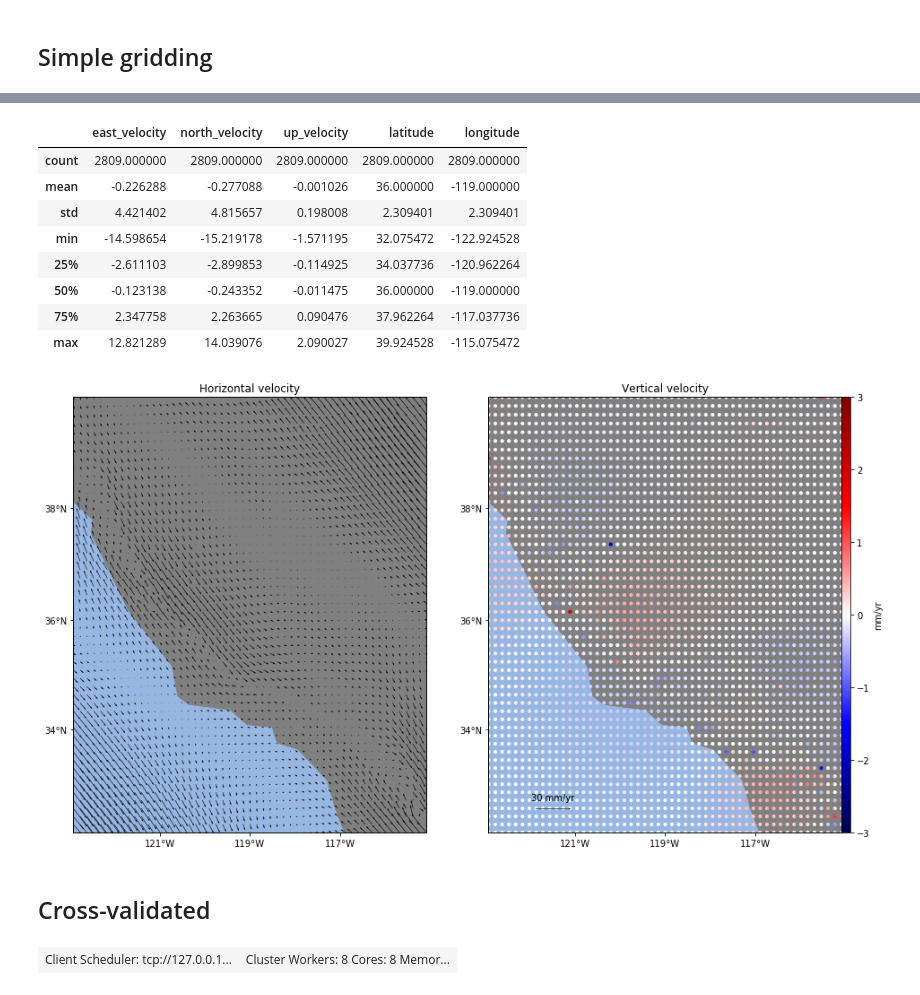
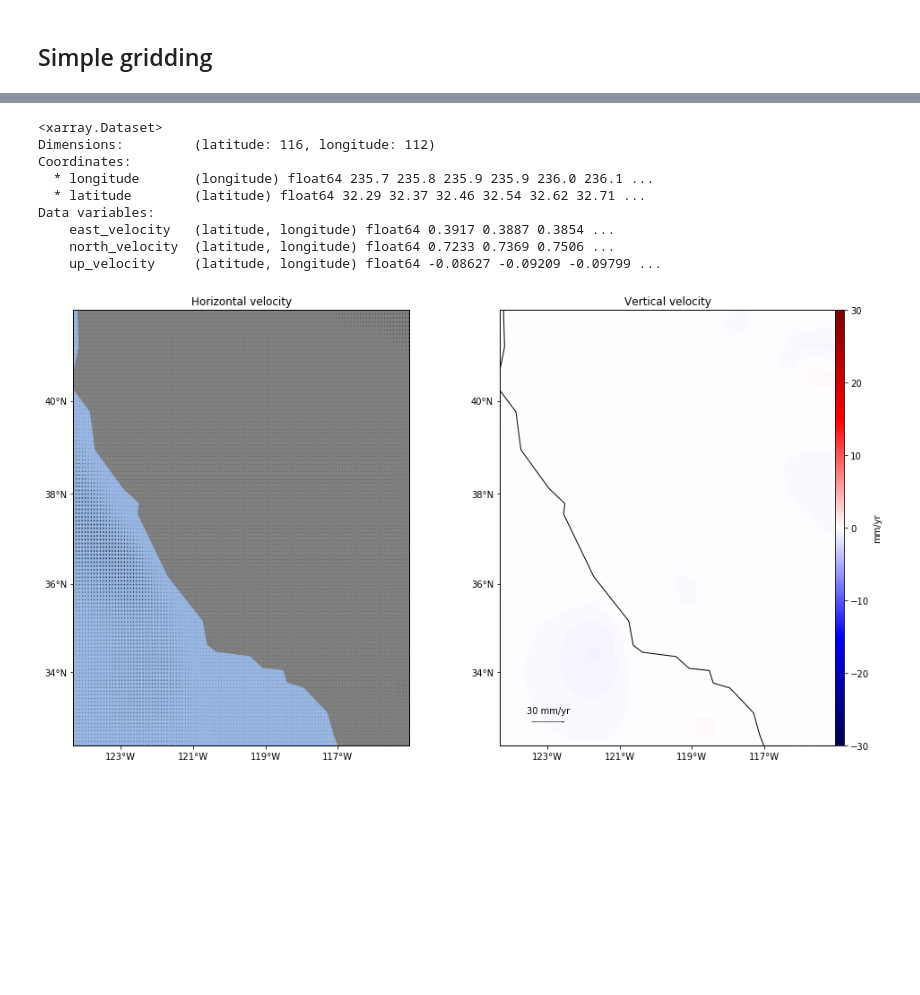
Before and after one commit to leouieda/aogs2018-gps, a Jupyter notebook: code/notebooks/synthetic.ipynb, the cells around one changed output, grey strips where cells are left out. Drawn from its saved outputs; the diff is of its cells as text; code cells hidden in the pictures; blank space fills up the shorter version.

Commit message:
Use a smooth version of the real data as synthetic
This works perfectly. the interpolation is perfect.

```diff
--- a/code/notebooks/synthetic.ipynb
+++ b/code/notebooks/synthetic.ipynb
@@ -96,11 +67,19 @@ fig, axes = plot_data(sample, every=1)
 # %% [markdown]
 ## Simple gridding
+# %%
+train = (proj(sample.longitude.values, sample.latitude.values),
+         (sample.east_velocity, sample.north_velocity, sample.up_velocity))
+test = (proj(*np.meshgrid(data.longitude, data.latitude)),
+         (data.east_velocity.values, data.north_velocity.values, data.up_velocity.values))
+# %%
+spacing = 5/60
 # %%
 chain = vd.Chain([
     ('mean', vd.BlockReduce(np.mean, spacing=spacing*100e3)),
     ('trend', vd.VectorTrend(1)),
-    ('spline', Vector3D(depth=1000, poisson=0.5))
+    ('spline', Vector3D(depth=100e3, poisson=0.5, damping=1e1))
 ])
-chain.fit(proj(sample.longitude.values, sample.latitude.values),
-          (sample.east_velocity, sample.north_velocity, sample.up_velocity))
+chain.fit(*train)
+score = chain.score(*test)
+print("R2 score:", score)
 # %% [output]
@@ -138,32 +108,25 @@ fig, axes = plot_data(grid, every=1)
 # %%
 def make_residuals(gridder):
-    predicted = gridder.predict(proj(reduced.longitude.values, reduced.latitude.values))
-    res = reduced.copy()
+    predicted = gridder.predict(proj(*np.meshgrid(data.longitude, data.latitude)))
     names = ['east_velocity', 'north_velocity', 'up_velocity']
-    for pred, name in zip(predicted, names):
-        res[name] = reduced[name] - pred
-    return res
+    pred = xr.Dataset({name: (['latitude', 'longitude'], comp)
+                       for name, comp in zip(names, predicted)},
+                      coords=data.coords)
+    return data - pred
 # %%
 residuals = make_residuals(chain)
-residuals.describe()
+residuals
 # %% [output]
-|  | east_velocity | north_velocity | up_velocity | latitude | longitude |
-| count | 2809.000000 | 2809.000000 | 2809.000000 | 2809.000000 | 2809.000000 |
-| mean | -0.226288 | -0.277088 | -0.001026 | 36.000000 | -119.000000 |
-| std | 4.421402 | 4.815657 | 0.198008 | 2.309401 | 2.309401 |
-| min | -14.598654 | -15.219178 | -1.571195 | 32.075472 | -122.924528 |
-| 25% | -2.611103 | -2.899853 | -0.114925 | 34.037736 | -120.962264 |
-| 50% | -0.123138 | -0.243352 | -0.011475 | 36.000000 | -119.000000 |
-| 75% | 2.347758 | 2.263665 | 0.090476 | 37.962264 | -117.037736 |
-| max | 12.821289 | 14.039076 | 2.090027 | 39.924528 | -115.075472 |
+<xarray.Dataset>
+Dimensions:         (latitude: 116, longitude: 112)
+Coordinates:
+  * longitude       (longitude) float64 235.7 235.8 235.9 235.9 236.0 236.1 ...
+  * latitude        (latitude) float64 32.29 32.37 32.46 32.54 32.62 32.71 ...
+Data variables:
+    east_velocity   (latitude, longitude) float64 0.3917 0.3887 0.3854 ...
+    north_velocity  (latitude, longitude) float64 0.7233 0.7369 0.7506 ...
+    up_velocity     (latitude, longitude) float64 -0.08627 -0.09209 -0.09799 ...
 # %%
-fig, axes = plot_data(residuals, every=1)
+fig, axes = plot_data(residuals, every=1, maxabs=30)
 # %% [output]
-[figure, old version]
+[figure, new version]
-# %% [markdown]
-## Cross-validated
-# %%
-client = Client()
-client
-# %% [output]
-| Client Scheduler: tcp://127.0.0.1... | Cluster Workers: 8 Cores: 8 Memor... |
```
Also changed, not shown: parts of 23 cells of this notebook, 4 other files.
